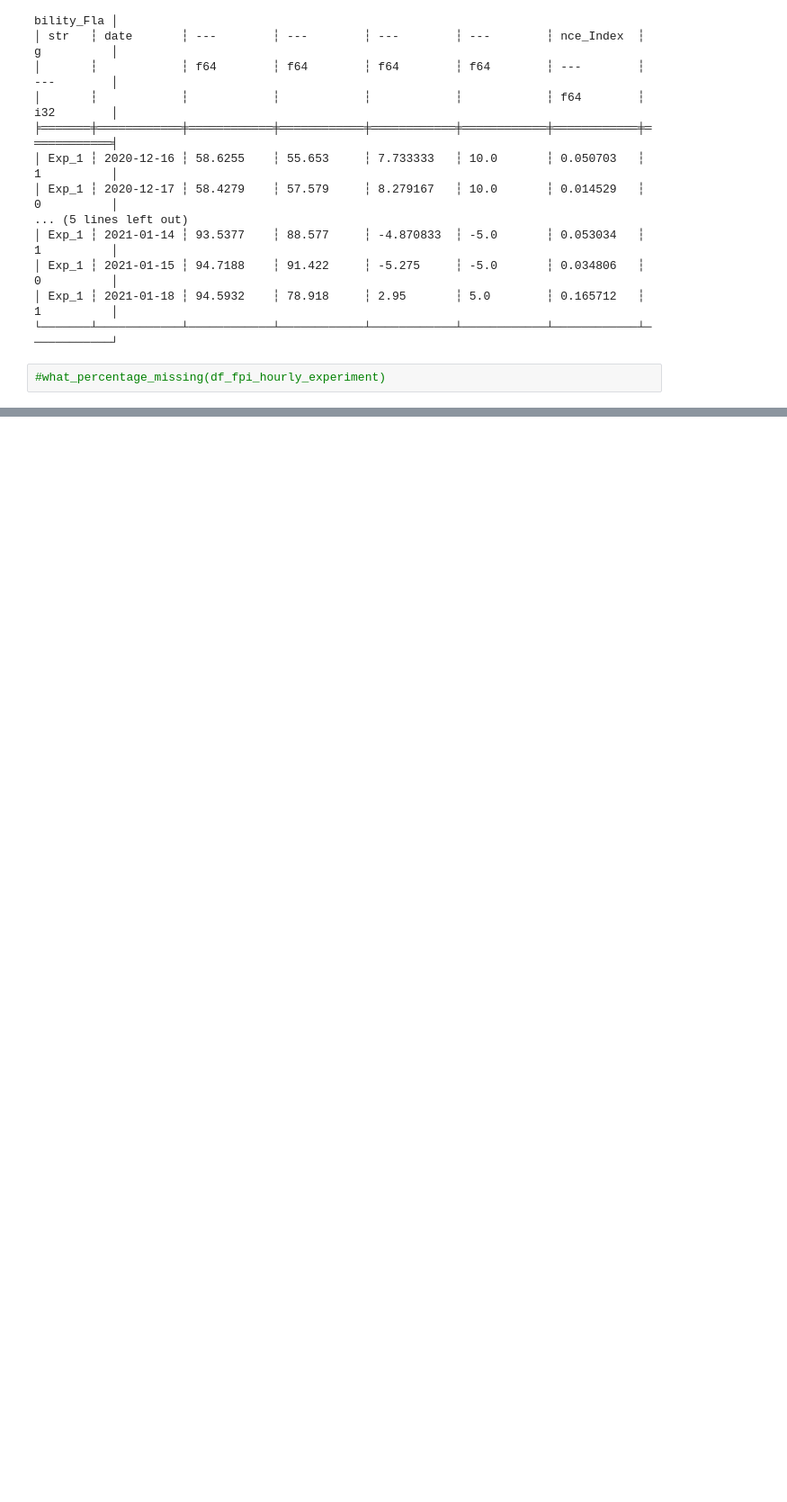
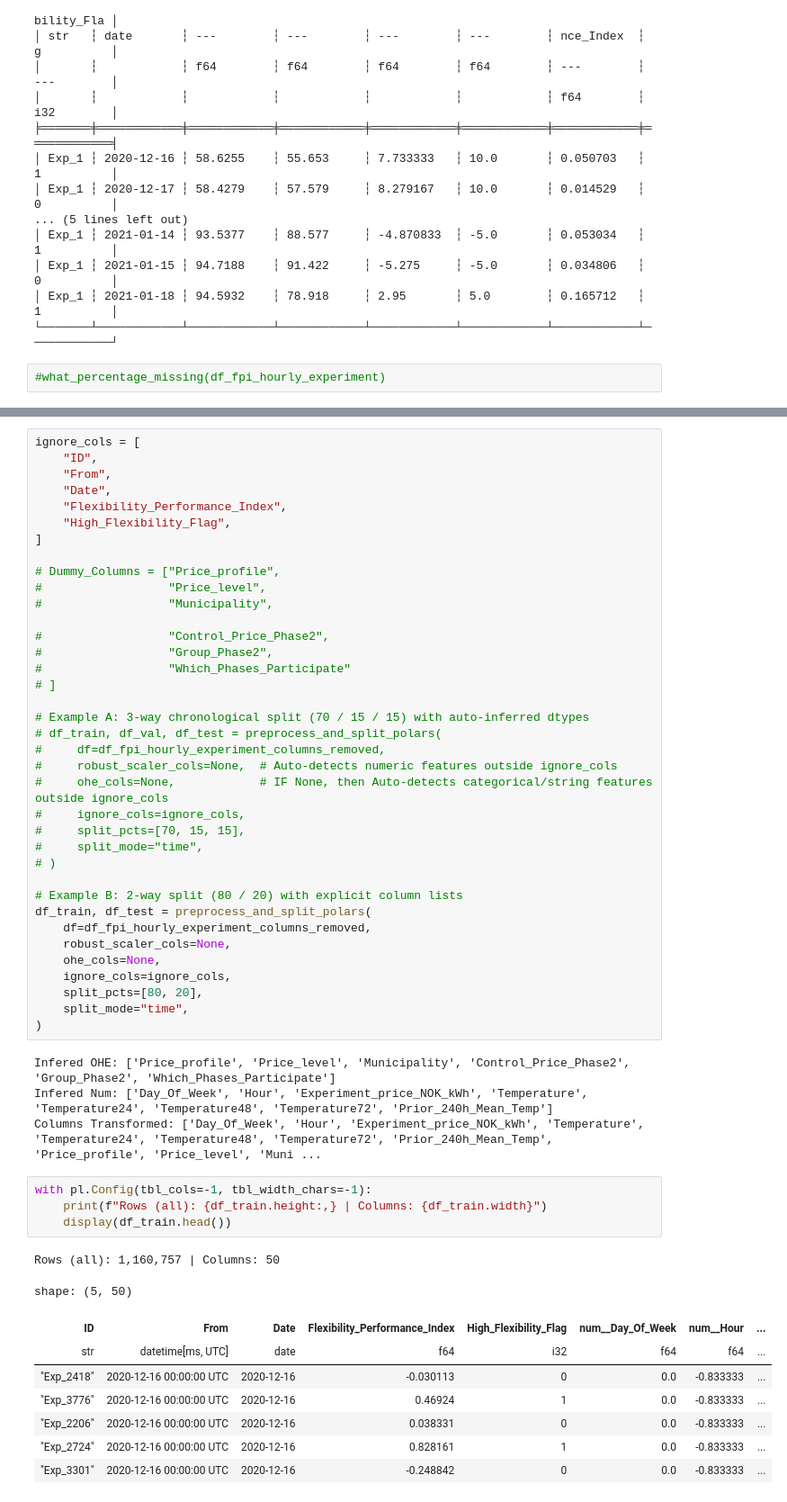
Before and after one commit to MartinOmasta/team_omega, a Jupyter notebook: notebooks/03_preprocessing_and_leakage_prevention.ipynb, the cells around one changed output, grey strips where cells are left out. Shown at 90% size. Drawn from its saved outputs; the diff is of its cells as text; blank space fills up the shorter version.

```diff
--- a/notebooks/03_preprocessing_and_leakage_prevention.ipynb
+++ b/notebooks/03_preprocessing_and_leakage_prevention.ipynb
@@ -521,0 +876,55 @@ shape: (10, 8)
+# %%
+ignore_cols = [
+    "ID",
+    "From",
+    "Date",
+    "Flexibility_Performance_Index",
+    "High_Flexibility_Flag",
+]
+
+# Dummy_Columns = ["Price_profile",
+#                  "Price_level",
+#                  "Municipality",
+
+#                  "Control_Price_Phase2",
+#                  "Group_Phase2",
+#                  "Which_Phases_Participate"
+# ]
+
+# Example A: 3-way chronological split (70 / 15 / 15) with auto-inferred dtypes
+# df_train, df_val, df_test = preprocess_and_split_polars(
+#     df=df_fpi_hourly_experiment_columns_removed,
+#     robust_scaler_cols=None,  # Auto-detects numeric features outside ignore_cols
+#     ohe_cols=None,            # IF None, then Auto-detects categorical/string features outside ignore_cols
+#     ignore_cols=ignore_cols,
+#     split_pcts=[70, 15, 15],
+#     split_mode="time",
+# )
+
+# Example B: 2-way split (80 / 20) with explicit column lists
+df_train, df_test = preprocess_and_split_polars(
+    df=df_fpi_hourly_experiment_columns_removed,
+    robust_scaler_cols=None,
+    ohe_cols=None,
+    ignore_cols=ignore_cols,
+    split_pcts=[80, 20],
+    split_mode="time",
+)
+# %% [output]
+Infered OHE: ['Price_profile', 'Price_level', 'Municipality', 'Control_Price_Phase2', 'Group_Phase2', 'Which_Phases_Participate']
+Infered Num: ['Day_Of_Week', 'Hour', 'Experiment_price_NOK_kWh', 'Temperature', 'Temperature24', 'Temperature48', 'Temperature72', 'Prior_240h_Mean_Temp']
+Columns Transformed: ['Day_Of_Week', 'Hour', 'Experiment_price_NOK_kWh', 'Temperature', 'Temperature24', 'Temperature48', 'Temperature72', 'Prior_240h_Mean_Temp', 'Price_profile', 'Price_level', 'Muni ...
+# %%
+with pl.Config(tbl_cols=-1, tbl_width_chars=-1):
+    print(f"Rows (all): {df_train.height:,} | Columns: {df_train.width}")
+    display(df_train.head())
+# %% [output]
+Rows (all): 1,160,757 | Columns: 50
+shape: (5, 50)
+| ID | From | Date | Flexibility_Performance_Index | High_Flexibility_Flag | num__Day_Of_Week | num__Hour | ... |
+| str | datetime[ms, UTC] | date | f64 | i32 | f64 | f64 | ... |
+| "Exp_2418" | 2020-12-16 00:00:00 UTC | 2020-12-16 | -0.030113 | 0 | 0.0 | -0.833333 | ... |
+| "Exp_3776" | 2020-12-16 00:00:00 UTC | 2020-12-16 | 0.46924 | 1 | 0.0 | -0.833333 | ... |
+| "Exp_2206" | 2020-12-16 00:00:00 UTC | 2020-12-16 | 0.038331 | 0 | 0.0 | -0.833333 | ... |
+| "Exp_2724" | 2020-12-16 00:00:00 UTC | 2020-12-16 | 0.828161 | 1 | 0.0 | -0.833333 | ... |
+| "Exp_3301" | 2020-12-16 00:00:00 UTC | 2020-12-16 | -0.248842 | 0 | 0.0 | -0.833333 | ... |
```
Also changed, not shown: parts of 8 cells of this notebook.
